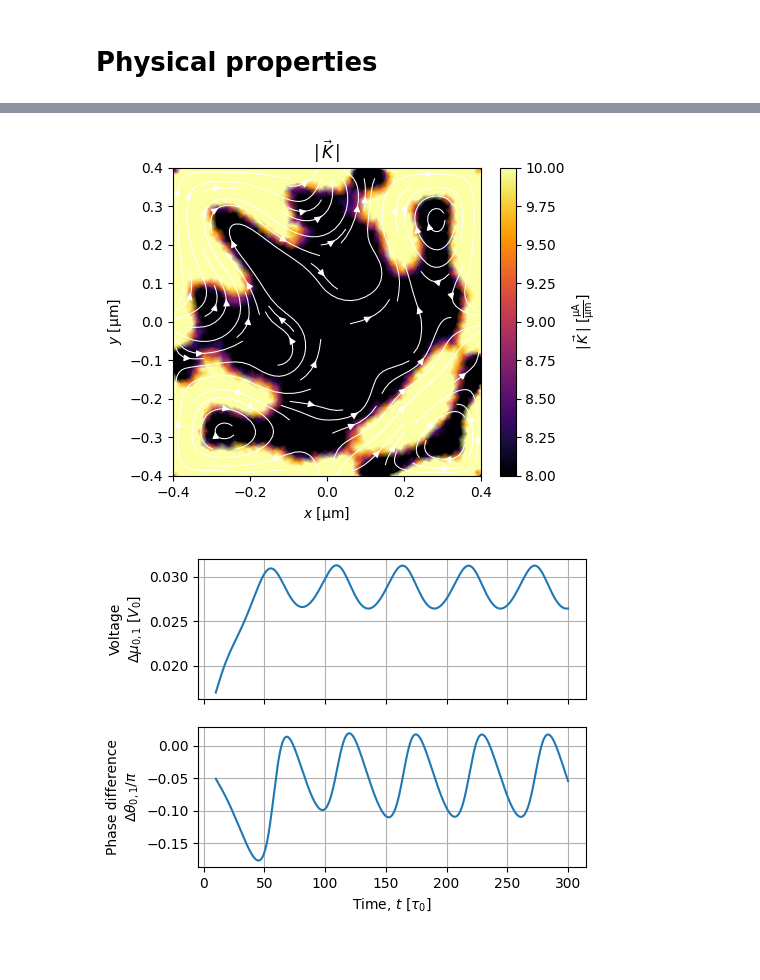
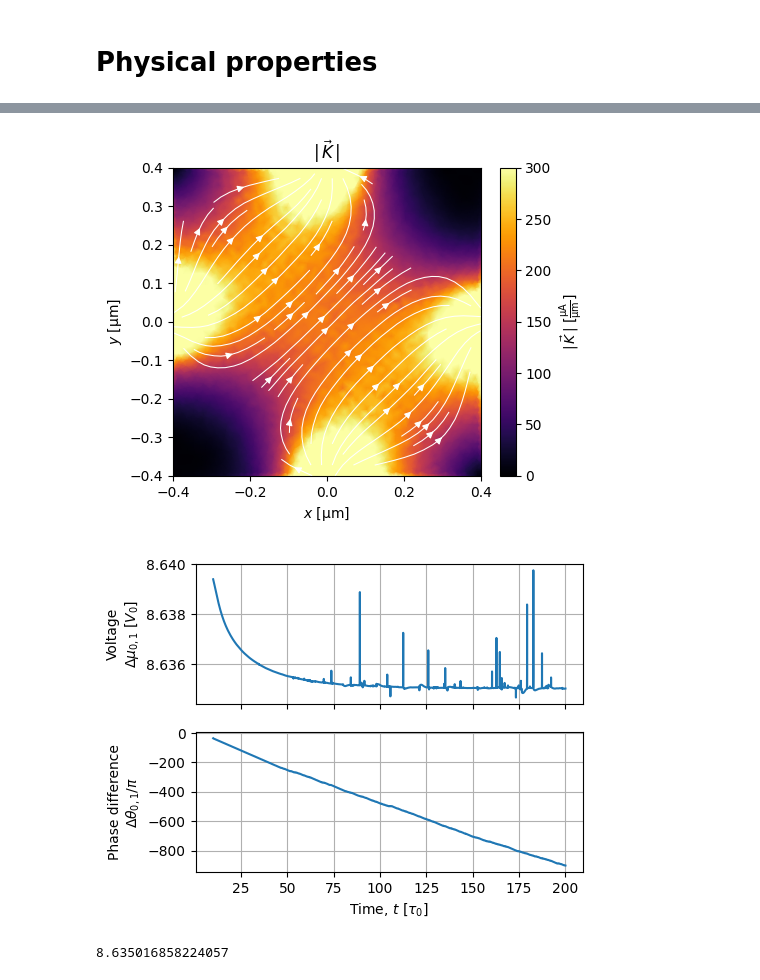
Before and after one commit to nick0413/TDGL_simulation, a Jupyter notebook: 4voltage_sources copy 2.ipynb, the cells around one changed output, grey strips where cells are left out. Cells and saved outputs as stored; diff of their text form; code cells hidden in the pictures; blank space fills up the shorter version.

```diff
--- a/4voltage_sources copy 2.ipynb
+++ b/4voltage_sources copy 2.ipynb
@@ -79,7 +79,7 @@ device=tdgl.Device("2currents",
 				   ,film=film
 				   ,terminals= [source1,drain1,source2,drain2]
 				   ,length_units=length_units
-				   ,probe_points=[((0, 0),(width(0.5),0))]
+				   ,probe_points=[((0, 0),(width*(0.4),height*(0.4)))]
 				   )
 
 fig,ax=device.draw()
@@ -108,18 +105,31 @@ import tdgl.sources
 
 
 options = tdgl.SolverOptions(
-    solve_time=300,
+    solve_time=200,
     output_file=os.path.join(tempdir.name, "weak-link-zero-current.h5"),
     field_units = "mT",
     current_units="uA",
 
 )
 applied_vector_potential=tdgl.sources.constant.ConstantField(30,field_units=options.field_units,length_units=device.length_units)
-zero_current_solution = tdgl.solve(
-	device=device,
-	options=options,
-	applied_vector_potential=applied_vector_potential,
-	terminal_currents=dict(source1=2, drain1=-2,source2=2,drain2=-2)
-)
-fig, axes = zero_current_solution.plot_order_parameter(figsize=(10, 4))
+
+currents=np.linspace(0.0, 20,200 )
+voltages=[]
+times=[]
+solutions=[]
+for ii in range(currents.size):
+
+	zero_current_solution = tdgl.solve(
+		device=device,
+		options=options,
+		applied_vector_potential=applied_vector_potential,
+		terminal_currents=dict(source1=currents[ii], drain1=-currents[ii],source2=currents[ii],drain2=-currents[ii])
+	)
+	# fig, axes = zero_current_solution.plot_order_parameter(figsize=(10, 4))
+	# voltage=
+	voltages.append(zero_current_solution.dynamics.voltage())
+	solutions.append(zero_current_solution)
+
+	times.append(zero_current_solution.dynamics.time)
+	print(ii)
 # %% [output]
@@ -127,11 +172,15 @@ fig, axes = zero_current_solution.plot_order_parameter(figsize=(10, 4))
 # %%
-fig, ax = zero_current_solution.plot_currents(min_stream_amp=0.075, vmin=8, vmax=10)
+fig, ax = zero_current_solution.plot_currents(min_stream_amp=0.075, vmin=0, vmax=300)
 # %% [output]
-[figure, old version]
+[figure, new version]
 # %%
 fig, axes = zero_current_solution.dynamics.plot(tmin=10, mean_voltage=False)
 # %% [output]
-[figure, old version]
+[figure, new version]
+# %%
+zero_current_solution.dynamics.mean_voltage(tmin=200)
+# %% [output]
+8.635016858224057
 # %%
 if MAKE_ANIMATIONS:
     field_current_video = make_video_from_solution(
```
Also changed, not shown: parts of 6 cells of this notebook, 1 other file.
